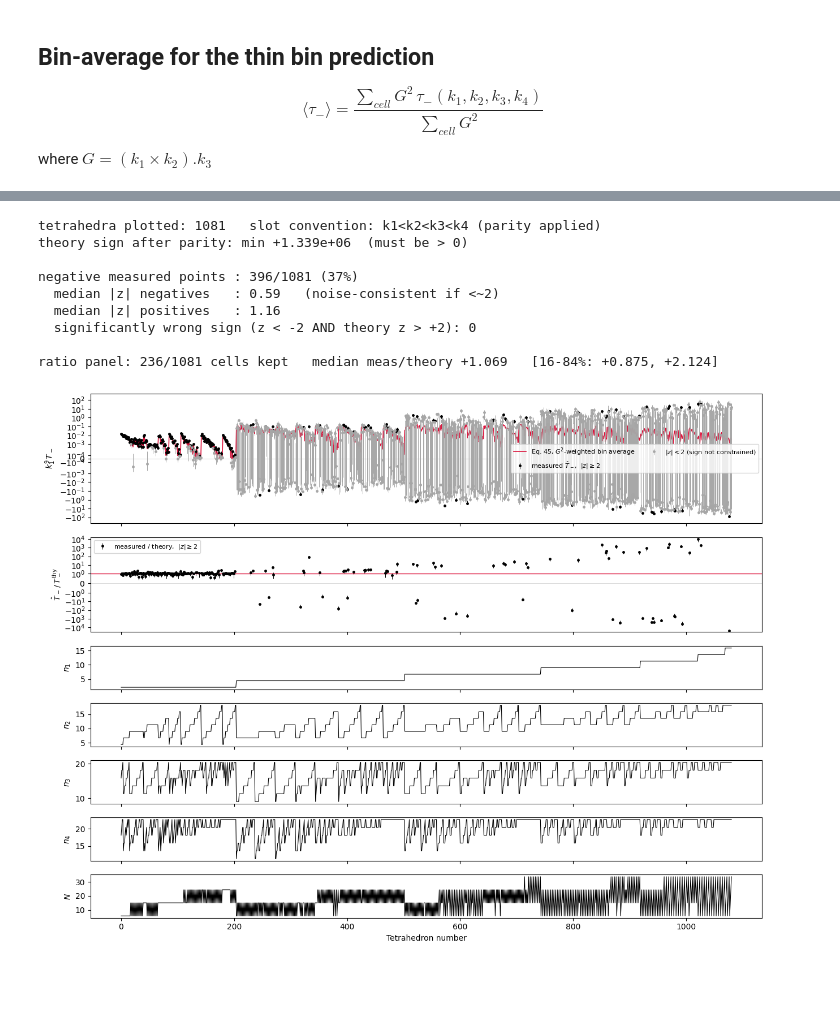
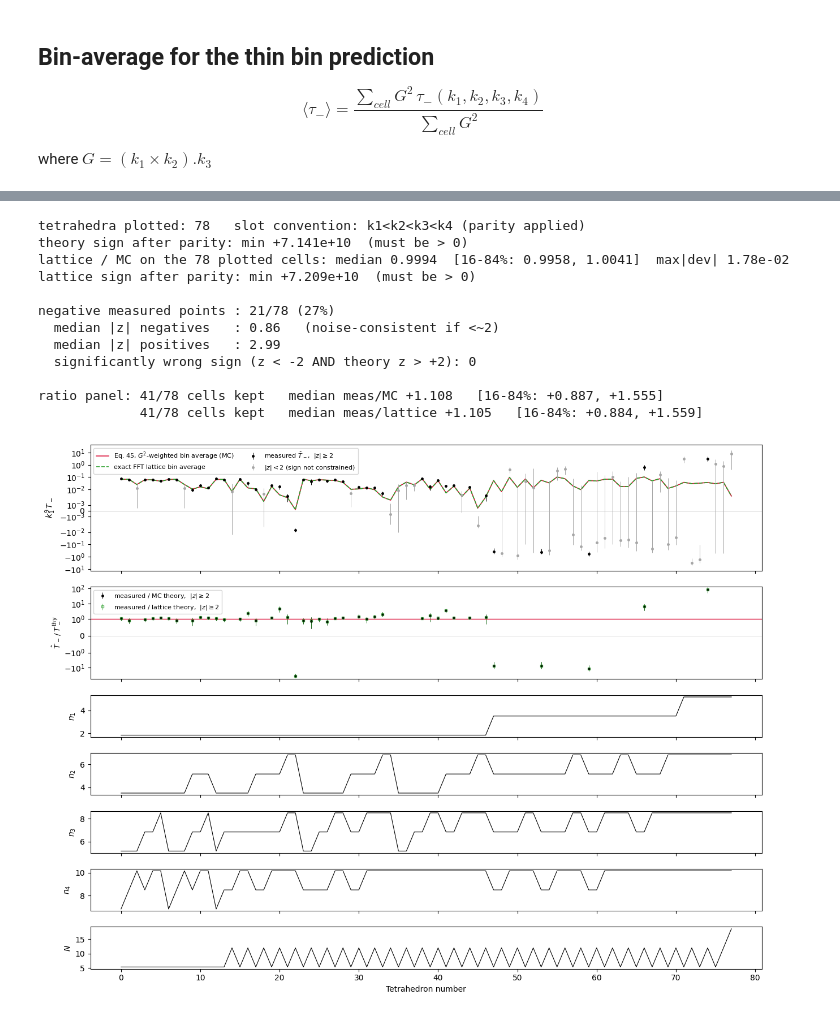
Before and after one commit to huyphunguyen/PolyBin3D_tspec, a Jupyter notebook: test_tspec_tm.ipynb, the cells around one changed output, grey strips where cells are left out. Saved outputs shown, nothing was run; the diff lists cells and outputs as text; code cells hidden in the pictures; blank space fills up the shorter version.

```diff
--- a/test_tspec_tm.ipynb
+++ b/test_tspec_tm.ipynb
@@ -212,9 +213,13 @@ def gaussian_field(seed):
     return np.asarray(base_pv.generate_data(seed=seed, Pk_input=Pk_input_pl,
                                             output_type='real'), dtype=np.float64)
 
+k_f_pv = 2*np.pi/1000.0
 
-bins_pv = np.linspace(k_f_pv, 0.15, 11)         # 10 side bins,  width 0.01437
-diag_pv = np.linspace(k_f_pv, 0.30, 6)          # 5 diagonal bins, width 0.05874
+bins_pv = np.linspace(k_f_pv, 11*k_f_pv, 7)         # 10 side bins,  width k_F = 0.00628
+# K = |k1+k2| reaches 2*k_max, so the diagonal grid must span twice the side range or the
+# upper half of the quadruplets falls outside every diagonal bin and is silently dropped.
+# (K < k_f_pv is left unbinned, as before.)
+diag_pv = np.linspace(2*k_f_pv, 2*bins_pv[-1], 4)      # 5 diagonal bins, width 0.02639
 ts_pv = tspec.TSpec(base_pv, k_bins=bins_pv, diag_bins=diag_pv, shapes=[])
 _dist = sum(len(set(sh)) == 4 for sh in ts_pv.shapes_odd)
 print("n_k %d  n_diag %d  shapes_odd %d  (4-distinct %d)  cells %d  signal cells %d"
@@ -558,7 +575,13 @@ k_Ny = 0.2011   side bins above it: 0/10   diagonal bins above it: 2/5
 
 # ---------------------------------------------------------------------------
 N_MC = int(6e8)
-MC_CACHE = 'tau_binned_nk%d_nd%d.npz' % (ts_pv.n_k, ts_pv.n_diag)
+# The MC result depends only on n = k/k_F, so it is universal across BOXSIZE/RES -- but that
+# makes it a function of the EDGE SET in k_F units, which (n_k, n_diag) does not capture.
+# Keying on the counts alone silently reloads a cache built on different edges; tau_- ~ k^-12,
+# so a 2x shift in the edges is a ~1e3 error in the theory line.  Hash the edges.
+_mc_key = hashlib.md5(np.ascontiguousarray(ts_pv.k_bins, float).tobytes()
+                    + np.ascontiguousarray(ts_pv.diag_bins, float).tobytes()).hexdigest()[:10]
+MC_CACHE = 'tau_binned_nk%d_nd%d_%s.npz' % (ts_pv.n_k, ts_pv.n_diag, _mc_key)
 
 if os.path.exists(MC_CACHE):
     _z = np.load(MC_CACHE)
@@ -736,6 +924,11 @@ null bins   : mean z    +0.01   rms z    1.05   (theory = 0 there)  [797 bins]
 # %%
 # Measured vs BINNED theory in the Fig. 2 variable k1^9 T_-, plus the measured/theory ratio.
 #
+# Two theory curves, both G^2-weighted bin averages of the SAME Eq. 45 shape:
+#   crimson  tau_binned  Monte-Carlo bin average   (needs mc_ok)
+#   green    tau_lat     exact FFT lattice bin average, T_{b,p}^{cd} = IFFT[W_b k^c k^d |k|^p]
+# They must lie on top of each other wherever both are defined; where they do not, the MC
+# sampling of the cell is the suspect, not the estimator.
 SORT_SLOTS = True #for k1 < k2 < k3 < k4 convention
 
 N_scalar = ts_pv._mode_counts(shapes=ts_pv.shapes_odd)
@@ -768,6 +961,9 @@ T_meas = par * G_rms * tau_hat
 T_err  = G_rms * tau_err                                          # unsigned
 T_thy  = par * G_rms * tau_binned          # BINNED, not tau_-(k_cen)
 
+HAVE_LAT = 'tau_lat' in globals()
+T_latt = par * G_rms * tau_lat if HAVE_LAT else None
+
 sel_p  = good & distinct[:, None] & finite & mc_ok   # same cut as the amplitude fit
 si, Bi = np.nonzero(sel_p)                     # shape-major order = tetrahedron number
 ntet   = np.arange(si.size)
@@ -775,6 +971,17 @@ print("tetrahedra plotted: %d   slot convention: %s"
       % (si.size, "k1<k2<k3<k4 (parity applied)" if SORT_SLOTS else "raw shapes_odd order"))
 if SORT_SLOTS:
     print("theory sign after parity: min %+.3e  (must be > 0)" % (T_thy[si, Bi]).min())
+if HAVE_LAT:
+    _lok = np.isfinite(T_latt[si, Bi]) & (T_thy[si, Bi] != 0)
+    _lr  = (T_latt[si, Bi]/T_thy[si, Bi])[_lok]
+    print("lattice / MC on the %d plotted cells: median %.4f  [16-84%%: %.4f, %.4f]  max|dev| %.2e"
+          % (_lok.sum(), np.median(_lr), *np.percentile(_lr, [16, 84]),
+             np.max(np.abs(_lr - 1))))
+    if SORT_SLOTS:
+        print("lattice sign after parity: min %+.3e  (must be > 0)"
+              % np.nanmin(T_latt[si, Bi]))
+else:
+    print("tau_lat undefined -- run the FFT-lattice cell to overlay the exact bin average")
 
 
 z_all  = (par*tau_hat/tau_err)[si, Bi]          # signed significance, sorted convention
@@ -798,49 +1005,65 @@ sig = np.abs(z_all) >= 2                        # points that actually constrain
 yt  = (w_k1*T_thy)[si, Bi]
 ym  = (w_k1*T_meas)[si, Bi]
 ye_ = (w_k1*T_err)[si, Bi]
+yl  = (w_k1*T_latt)[si, Bi] if HAVE_LAT else None
 ax[0].plot(ntet, yt, '-', color='crimson', lw=1.2,
-           label=r'Eq. 45, $G^2$-weighted bin average')
+           label=r'Eq. 45, $G^2$-weighted bin average (MC)')
+if HAVE_LAT:
+    ax[0].plot(ntet, yl, '--', color='tab:green', lw=1.2,
+               label=r'exact FFT lattice bin average')
 ax[0].errorbar(ntet[sig], ym[sig], yerr=ye_[sig], fmt='o', ms=2.5, lw=0.7, color='k',
                label=r'measured $\hat T_-$,  $|z|\geq2$')
 ax[0].errorbar(ntet[~sig], ym[~sig], yerr=ye_[~sig], fmt='o', ms=2.5, lw=0.7, color='0.65',
                label=r'$|z|<2$ (sign not constrained)')
-_lt = np.nanpercentile(np.abs(np.concatenate([yt, ym])), 5)
+_lt = np.nanpercentile(np.abs(np.concatenate([yt, ym] + ([yl] if HAVE_LAT else []))), 5)
 ax[0].set_yscale('symlog', linthresh=max(_lt, 1e-300))
 ax[0].axhline(0, color='0.7', lw=0.5)
 ax[0].set_ylabel(r"$k_1^9\,T_-$")
 ax[0].legend(fontsize=8, ncol=2)
 
 
 # Restricted to |z| >= 2
 rok  = sig & np.isfinite(yt) & (yt != 0)
 rat  = ym[rok]/yt[rok]
 rerr = ye_[rok]/np.abs(yt[rok])
 ax[1].errorbar(ntet[rok], rat, yerr=rerr, fmt='o', ms=2.5, lw=0.7, color='k',
-               label=r'measured / theory,  $|z|\geq2$')
+               label=r'measured / MC theory,  $|z|\geq2$')
+if HAVE_LAT:
+    lok  = sig & np.isfinite(yl) & (yl != 0)
+    lrat = ym[lok]/yl[lok]
+    ax[1].errorbar(ntet[lok], lrat, yerr=ye_[lok]/np.abs(yl[lok]), fmt='s', ms=2.5,
+                   lw=0.7, color='tab:green', alpha=0.7, mfc='none',
+                   label=r'measured / lattice theory,  $|z|\geq2$')
 ax[1].axhline(1, color='crimson', lw=1.0)
 ax[1].axhline(0, color='0.8', lw=0.5)
 ax[1].set_yscale('symlog', linthresh=1.0)
 ax[1].set_ylabel(r"$\hat T_-\,/\,T_-^{\rm thy}$")
 ax[1].legend(fontsize=8)
-print("\nratio panel: %d/%d cells kept   median meas/theory %+.3f   [16-84%%: %+.3f, %+.3f]"
+print("\nratio panel: %d/%d cells kept   median meas/MC %+.3f   [16-84%%: %+.3f, %+.3f]"
       % (int(rok.sum()), rok.size, np.median(rat), *np.percentile(rat, [16, 84])))
+if HAVE_LAT:
+    print("             %d/%d cells kept   median meas/lattice %+.3f   [16-84%%: %+.3f, %+.3f]"
+          % (int(lok.sum()), lok.size, np.median(lrat), *np.percentile(lrat, [16, 84])))
 
 labels = [r"$n_1$", r"$n_2$", r"$n_3$", r"$n_4$", r"$N$"]
 cols = [kw[si, 0], kw[si, 1], kw[si, 2], kw[si, 3],
         0.5*(diag_pv[:-1] + diag_pv[1:])[Bi]]
 for a, lab, c in zip(ax[2:], labels, cols):
     a.plot(ntet, c/k_f_pv, lw=0.8, color='k')
     a.set_ylabel(lab)
 ax[-1].set_xlabel("Tetrahedron number")
 fig.tight_layout()
 # %% [output]
-tetrahedra plotted: 1081   slot convention: k1<k2<k3<k4 (parity applied)
-theory sign after parity: min +1.339e+06  (must be > 0)
+tetrahedra plotted: 78   slot convention: k1<k2<k3<k4 (parity applied)
+theory sign after parity: min +7.141e+10  (must be > 0)
+lattice / MC on the 78 plotted cells: median 0.9994  [16-84%: 0.9958, 1.0041]  max|dev| 1.78e-02
+lattice sign after parity: min +7.209e+10  (must be > 0)
 
-negative measured points : 396/1081 (37%)
-  median |z| negatives   : 0.59   (noise-consistent if <~2)
-  median |z| positives   : 1.16
+negative measured points : 21/78 (27%)
+  median |z| negatives   : 0.86   (noise-consistent if <~2)
+  median |z| positives   : 2.99
   significantly wrong sign (z < -2 AND theory z > +2): 0
 
-ratio panel: 236/1081 cells kept   median meas/theory +1.069   [16-84%: +0.875, +2.124]
+ratio panel: 41/78 cells kept   median meas/MC +1.108   [16-84%: +0.887, +1.555]
+             41/78 cells kept   median meas/lattice +1.105   [16-84%: +0.884, +1.559]
-[figure, old version]
+[figure, new version]
```
Also changed, not shown: parts of 16 cells of this notebook.
